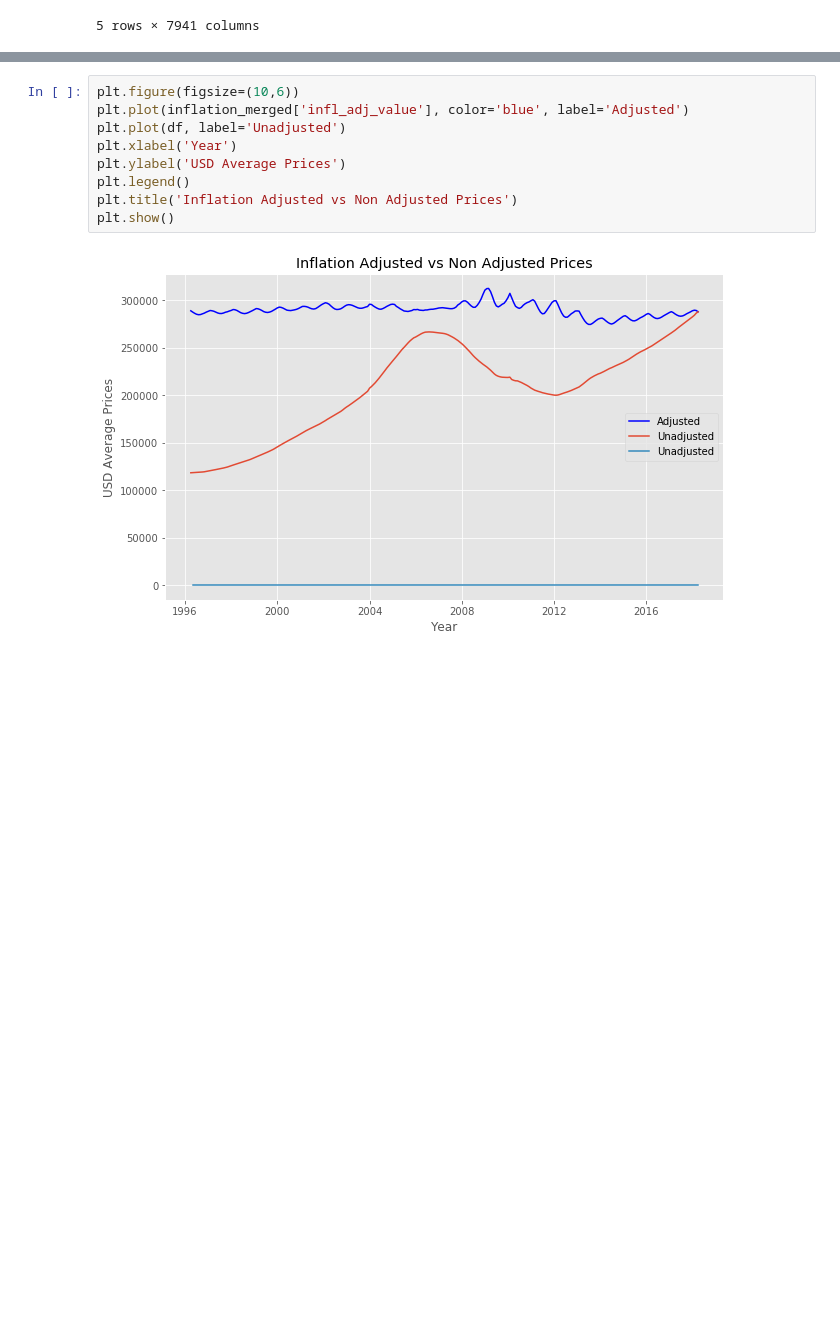
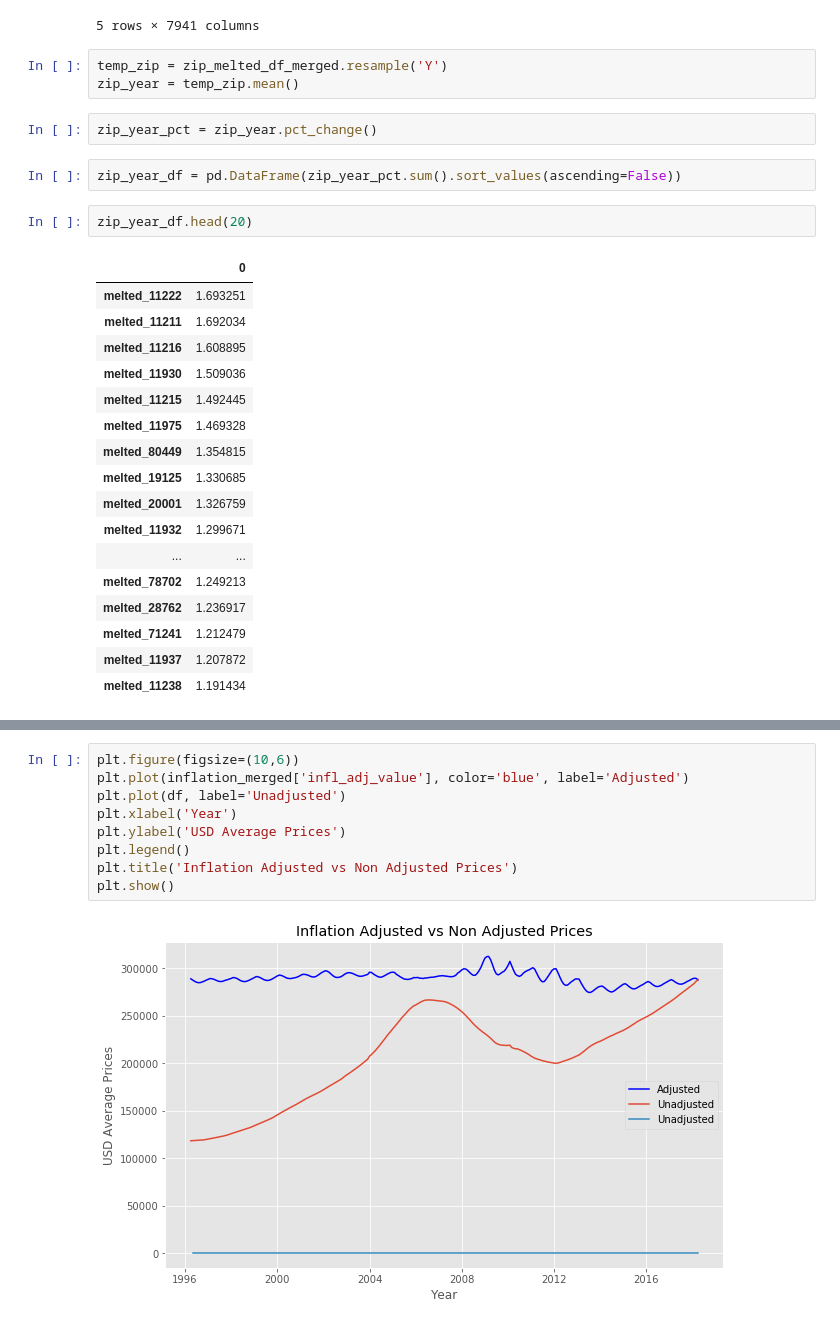
Before and after one commit to Ranykhalil/dsc-mod-4-project-v2-1-london-ds-02172020, a Jupyter notebook: time-series/Nav_notebook.ipynb, the cells around one changed output, grey strips where cells are left out. Saved outputs shown, nothing was run; the diff lists cells and outputs as text; blank space fills up the shorter version.

```diff
--- a/time-series/Nav_notebook.ipynb
+++ b/time-series/Nav_notebook.ipynb
@@ -560,3 +560,30 @@ zip_melted_df_merged.head()
 | 1996-07-01 | 285429.717809 | 566274.062534 | 506856.180866 | 185951.508215 | 230214.221684 | 366610.735472 | 231176.454586 | ... |
 | 1996-08-01 | 284957.054030 | 559693.032233 | 499717.353683 | 185684.700792 | 230066.702920 | 365371.833730 | 231266.216491 | ... |
 5 rows × 7941 columns
+# %%
+temp_zip = zip_melted_df_merged.resample('Y')
+zip_year = temp_zip.mean()
+# %%
+zip_year_pct = zip_year.pct_change()
+# %%
+zip_year_df = pd.DataFrame(zip_year_pct.sum().sort_values(ascending=False))
+# %%
+zip_year_df.head(20)
+# %% [output]
+|  | 0 |
+| melted_11222 | 1.693251 |
+| melted_11211 | 1.692034 |
+| melted_11216 | 1.608895 |
+| melted_11930 | 1.509036 |
+| melted_11215 | 1.492445 |
+| melted_11975 | 1.469328 |
+| melted_80449 | 1.354815 |
+| melted_19125 | 1.330685 |
+| melted_20001 | 1.326759 |
+| melted_11932 | 1.299671 |
+| ... | ... |
+| melted_78702 | 1.249213 |
+| melted_28762 | 1.236917 |
+| melted_71241 | 1.212479 |
+| melted_11937 | 1.207872 |
+| melted_11238 | 1.191434 |
```
Also changed, not shown: parts of 2 cells of this notebook.
